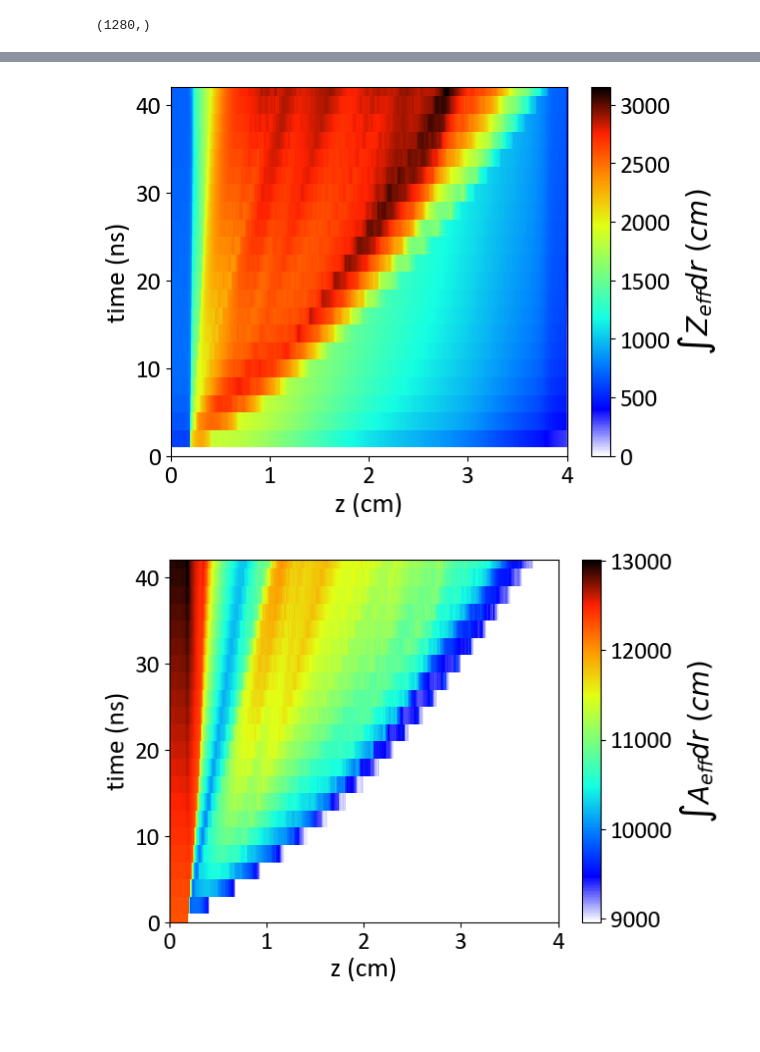
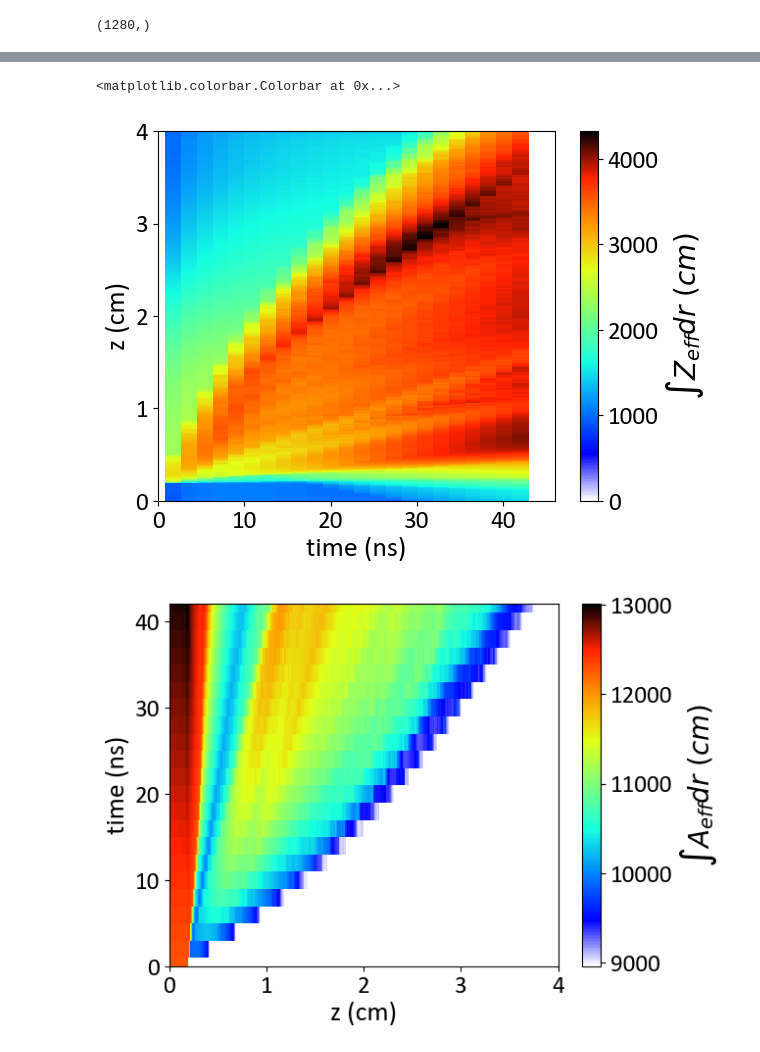
Before and after one commit to weipengyao/scripts, a Jupyter notebook: Gekko_2024.ipynb, the cells around one changed output, grey strips where cells are left out. Saved outputs shown, nothing was run; the diff lists cells and outputs as text; code cells hidden in the pictures; blank space fills up the shorter version.

```diff
--- a/Gekko_2024.ipynb
+++ b/Gekko_2024.ipynb
@@ -158,5 +175,5 @@ plt.semilogy(zz,ne_sumz[::-1])
 # %%
-num_time = 22
+num_time = 24
 
 ne_time_sumz = np.zeros((num_time,ne_sumz.shape[0]))
 ni_time_sumz = np.zeros((num_time,ne_sumz.shape[0]))
@@ -295,22 +318,23 @@ plt.savefig('/Users/yao/Desktop/Ti_time_sumz.png', dpi=600, bbox_inches='tight')
 # %%
 zz = np.linspace(0, 4, ne_time_sumz.shape[1]) # in z axis, 4 cm
 time = np.linspace(0, 42, num_time) # here we have 42 ns in the 21st time step
 
-plt.pcolor(zz,time,(Ze_time_sumz[:,::-1]),
+plt.pcolor(time,zz,(Ze_time_sumz[:,::-1].T),
            cmap=newcmap,
         #    vmin=19,vmax=23,
         #    interpolation=interpolation,
         #    aspect='auto',
         #    extent=[0, 4, 0, 42],
            )
-plt.xlabel('z (cm)')
-plt.ylabel('time (ns)')
-plt.xlim(0, 4)
-plt.ylim(0, 42)
+plt.ylabel('z (cm)')
+plt.xlabel('time (ns)')
+plt.ylim(0, 4)
+plt.xlim(0, 46)
 plt.colorbar(label=r'$\int Z_{eff} dr\  (cm)$',)
-plt.savefig('/Users/yao/Desktop/Ze_time_sumz.png', dpi=600, bbox_inches='tight')
+# plt.savefig('/Users/yao/Desktop/Ze_time_sumz.png', dpi=600, bbox_inches='tight')
 # %% [output]
+<matplotlib.colorbar.Colorbar at 0x...>
-[figure, old version]
+[figure, new version]
 # %%
 zz = np.linspace(0, 4, ne_time_sumz.shape[1]) # in z axis, 4 cm
 time = np.linspace(0, 42, num_time) # here we have 42 ns in the 21st time step
```
Also changed, not shown: parts of 15 cells of this notebook, 4 other files.
